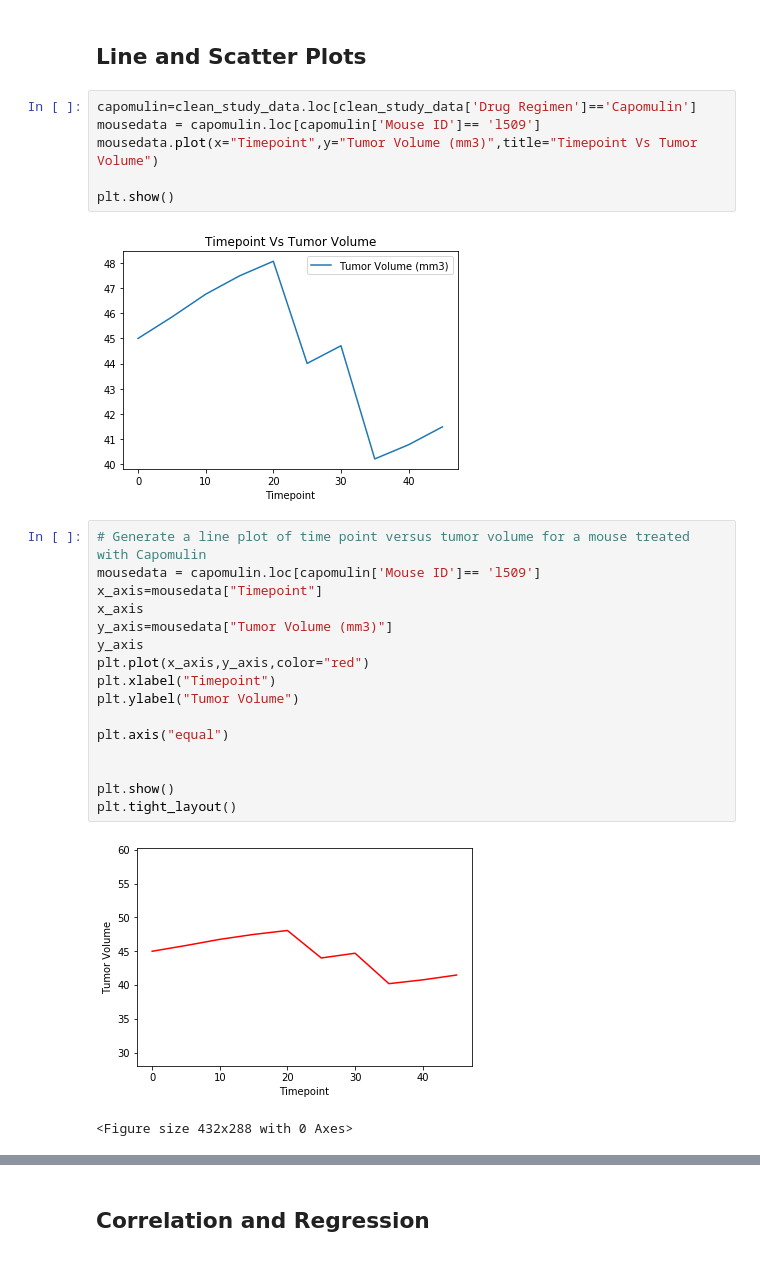
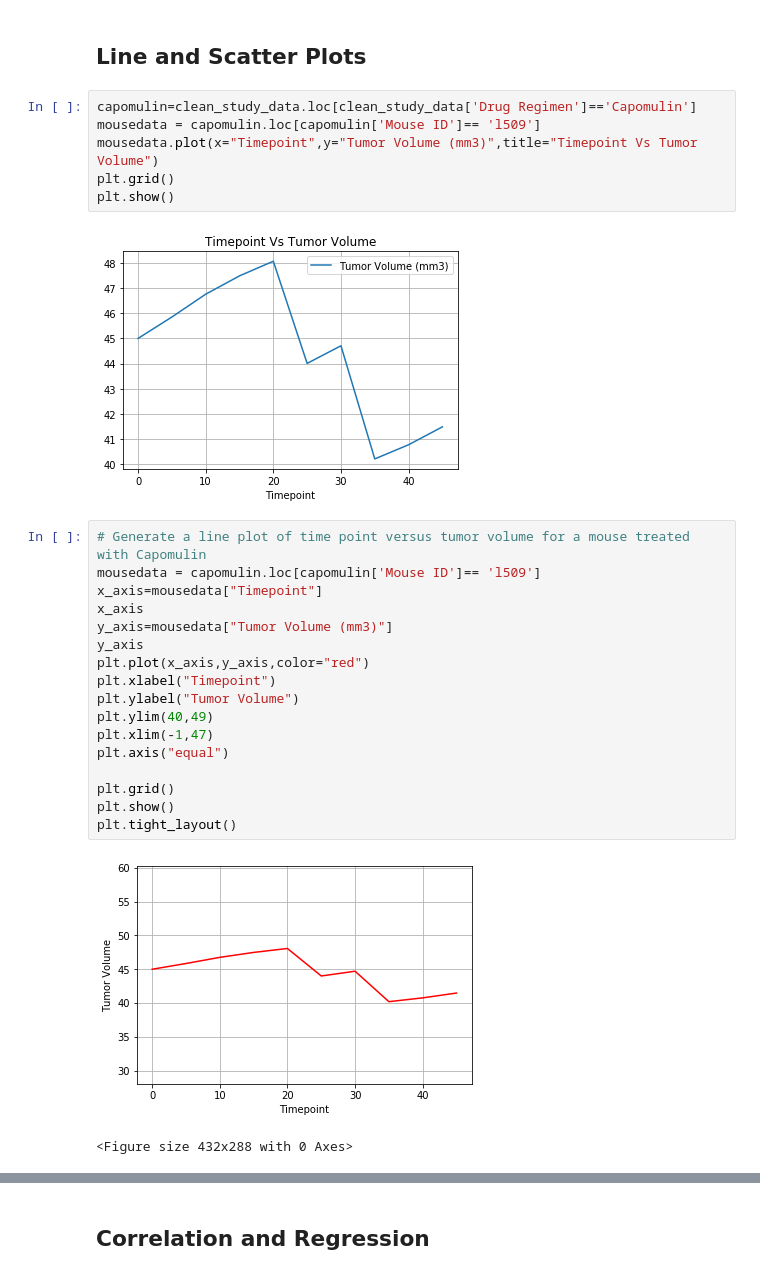
Before and after one commit to kdaltayli/MatPlotlib_Challenge_KA, a Jupyter notebook: Pymaceuticals/pymaceuticals_starter.ipynb, the cells around one changed output, grey strips where cells are left out. Drawn from its saved outputs; the diff is of its cells as text.

```diff
--- a/Pymaceuticals/pymaceuticals_starter.ipynb
+++ b/Pymaceuticals/pymaceuticals_starter.ipynb
@@ -258,11 +317,11 @@ clean_study_data.groupby('Mouse ID').max()
 # %%
 capomulin=clean_study_data.loc[clean_study_data['Drug Regimen']=='Capomulin']
 mousedata = capomulin.loc[capomulin['Mouse ID']== 'l509']
 mousedata.plot(x="Timepoint",y="Tumor Volume (mm3)",title="Timepoint Vs Tumor Volume")
-
+plt.grid()
 plt.show()
 # %% [output]
-[figure, old version]
+[figure, new version]
 # %%
 # Generate a line plot of time point versus tumor volume for a mouse treated with Capomulin
 mousedata = capomulin.loc[capomulin['Mouse ID']== 'l509']
@@ -273,14 +332,15 @@ y_axis
 plt.plot(x_axis,y_axis,color="red")
 plt.xlabel("Timepoint")
 plt.ylabel("Tumor Volume")
-
+plt.ylim(40,49)
+plt.xlim(-1,47)
 plt.axis("equal")
 
-
+plt.grid()
 plt.show()
 plt.tight_layout()
 # %% [output]
-[figure, old version]
+[figure, new version]
 <Figure size 432x288 with 0 Axes>
 # %%
 # Generate a scatter plot of mouse weight versus average tumor volume for the Capomulin regimen
```
Also changed, not shown: parts of 15 cells of this notebook.
